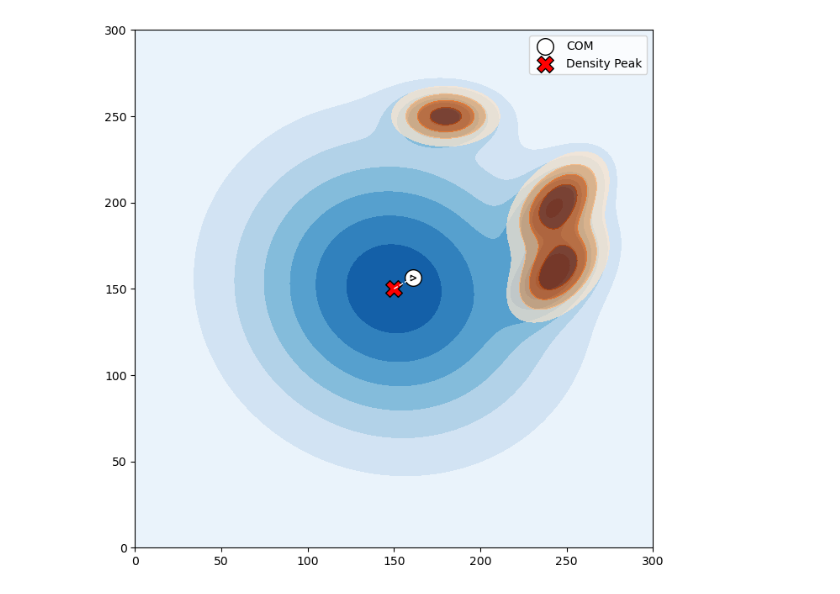
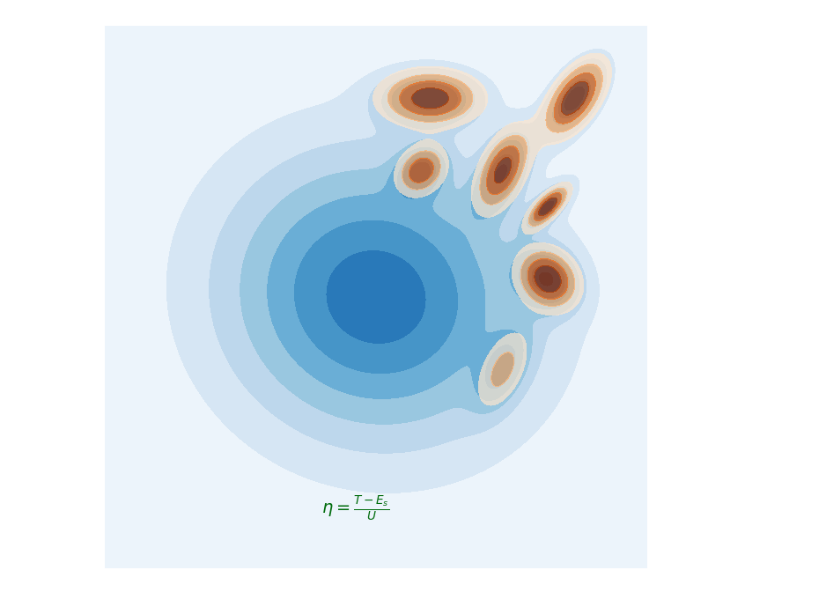
Before and after one commit to Kabelo-T/cluster_morph, a Jupyter notebook: viz.ipynb, the cells around one changed output. Cells and saved outputs as stored; diff of their text form; code cells hidden in the pictures.

```diff
--- a/viz.ipynb
+++ b/viz.ipynb
@@ -50,8 +61,8 @@ halo = gaussian2d(
 # subhalos
 sub1 = gaussian2d(
     X, Y,
-    180, 250,
-    amp=0.82,
+    180, 260,
+    amp=0.92,
     sigma_x=18,
     sigma_y=10,
     theta=0
@@ -60,45 +71,91 @@ sub1 = gaussian2d(
 sub2 = gaussian2d(
     X, Y,
     245, 160,
-    amp=0.88,
+    amp=0.98,
     sigma_x=12,
-    sigma_y=20,
+    sigma_y=10,
     theta=45
 )
 
 sub3 = gaussian2d(
     X, Y,
     245, 200,
-    amp=0.88,
-    sigma_x=12,
-    sigma_y=20,
+    amp=0.98,
+    sigma_x=4,
+    sigma_y=10,
     theta=45
 )
 
-subs = sub1 + sub2 + sub3
+sub4 = gaussian2d(
+    X, Y,
+    175, 220,
+    amp=0.78,
+    sigma_x=8,
+    sigma_y=10,
+    theta=45
+)
+
+sub5 = gaussian2d(
+    X, Y,
+    220, 220,
+    amp=0.88,
+    sigma_x=8,
+    sigma_y=16,
+    theta=25
+)
+
+sub6 = gaussian2d(
+    X, Y,
+    220, 110,
+    amp=0.48,
+    sigma_x=8,
+    sigma_y=16,
+    theta=25
+)
+
+sub7 = gaussian2d(
+    X, Y,
+    260, 260,
+    amp=0.98,
+    sigma_x=8,
+    sigma_y=16,
+    theta=35
+)
+
+subs = sub1 + sub2 + sub3 + sub4 + sub5 + sub6 + sub7
 halo = halo + subs
 
 ax = plt.figure(figsize=(8, 8)).add_subplot(aspect="equal")
 
 ax.contourf(X, Y, halo, levels=10, cmap="Blues")
 ax.contourf(
     X, Y, subs,
     levels=np.linspace(subs.max()*0.2, subs.max(), 5),
     cmap="Oranges",
     alpha=0.7
 )
 
-# ax.set_axis_off()
+ax.set_axis_off()
 
 y_com, x_com = center_of_mass(halo)
-ax.scatter(x_com, y_com, color="white", s=200, edgecolors="k", label='COM')
-ax.scatter(xcen, ycen, color="red", s=200, edgecolors="k",
-           marker="X", label='Density Peak')
+# ax.scatter(x_com, y_com, color="white", s=200, edgecolors="k", label='COM')
+# ax.scatter(xcen, ycen, color="red", s=200, edgecolors="k",
+#            marker="X", label='Density Peak')
 
-ax.plot([xcen, x_com], [ycen, y_com], color="white",
-        lw=1, ls='--', markeredgecolor='k')
-ax.scatter(x_com, y_com, color='white', s=20, marker='>', edgecolors='k')
-ax.legend()
+# ax.plot([xcen, x_com-1], [ycen, y_com-1], color="white",
+#         lw=1, ls='--', markeredgecolor='k')
+
+# rotated_marker = MarkerStyle(">").rotated(deg=36)
+
+# ax.scatter([x_com - 1], [y_com - 1], color='white', s=20, marker=rotated_marker, edgecolors='k')
+
+ax.annotate(
+    text=r'$\eta = \frac{T - E_s}{U}$',
+    xy=(120, 30),
+    color="#026d0e",
+    size=14,
+)
+# ax.legend()
 plt.show()
 # %% [output]
-[figure, old version]
+[figure, new version]
```
Also changed, not shown: parts of 13 cells of this notebook, 6 other files.
